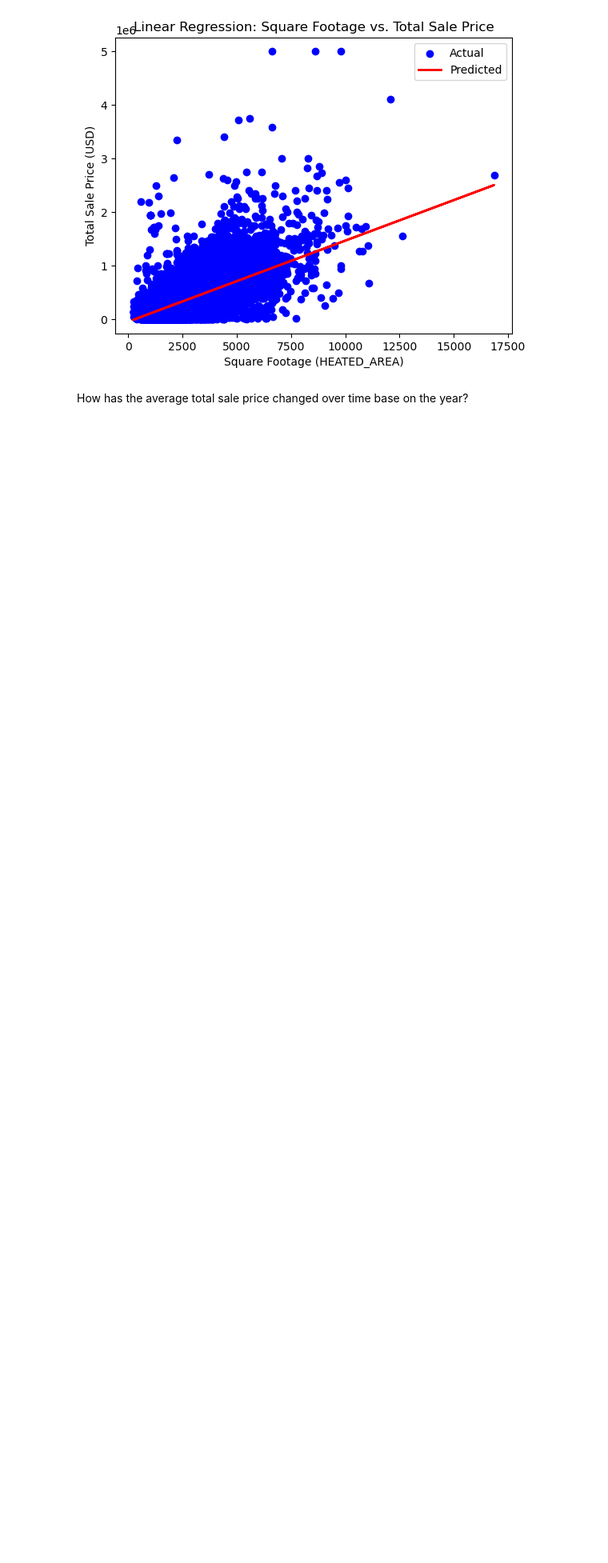
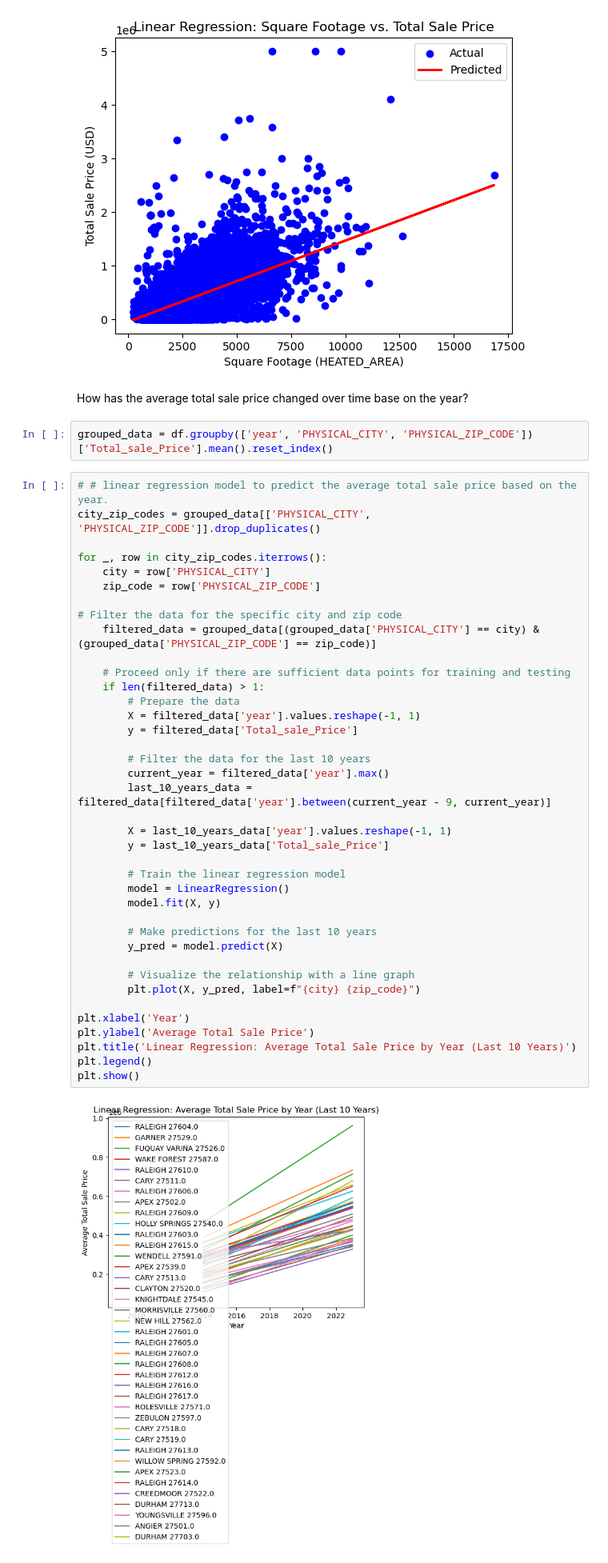
Before and after one commit to jkehm/Wake-County-Housing, a Jupyter notebook: linear regression.ipynb, the cells around one changed output. Shown at 80% size. Cells and saved outputs as stored; diff of their text form; blank space fills up the shorter version.

Commit message:
updating with line graph

```diff
--- a/linear regression.ipynb
+++ b/linear regression.ipynb
@@ -117,3 +117,46 @@ plt.show()
 [figure]
 # %% [markdown]
 How has the average total sale price changed over time base on the year?
+# %%
+grouped_data = df.groupby(['year', 'PHYSICAL_CITY', 'PHYSICAL_ZIP_CODE'])['Total_sale_Price'].mean().reset_index()
+# %%
+# # linear regression model to predict the average total sale price based on the year.
+city_zip_codes = grouped_data[['PHYSICAL_CITY', 'PHYSICAL_ZIP_CODE']].drop_duplicates()
+
+for _, row in city_zip_codes.iterrows():
+    city = row['PHYSICAL_CITY']
+    zip_code = row['PHYSICAL_ZIP_CODE']
+
+# Filter the data for the specific city and zip code
+    filtered_data = grouped_data[(grouped_data['PHYSICAL_CITY'] == city) & (grouped_data['PHYSICAL_ZIP_CODE'] == zip_code)]
+
+    # Proceed only if there are sufficient data points for training and testing
+    if len(filtered_data) > 1:
+        # Prepare the data
+        X = filtered_data['year'].values.reshape(-1, 1)
+        y = filtered_data['Total_sale_Price']
+
+        # Filter the data for the last 10 years
+        current_year = filtered_data['year'].max()
+        last_10_years_data = filtered_data[filtered_data['year'].between(current_year - 9, current_year)]
+
+        X = last_10_years_data['year'].values.reshape(-1, 1)
+        y = last_10_years_data['Total_sale_Price']
+
+        # Train the linear regression model
+        model = LinearRegression()
+        model.fit(X, y)
+
+        # Make predictions for the last 10 years
+        y_pred = model.predict(X)
+
+        # Visualize the relationship with a line graph
+        plt.plot(X, y_pred, label=f"{city} {zip_code}")
+
+plt.xlabel('Year')
+plt.ylabel('Average Total Sale Price')
+plt.title('Linear Regression: Average Total Sale Price by Year (Last 10 Years)')
+plt.legend()
+plt.show()
+# %% [output]
+[figure, added]
```
